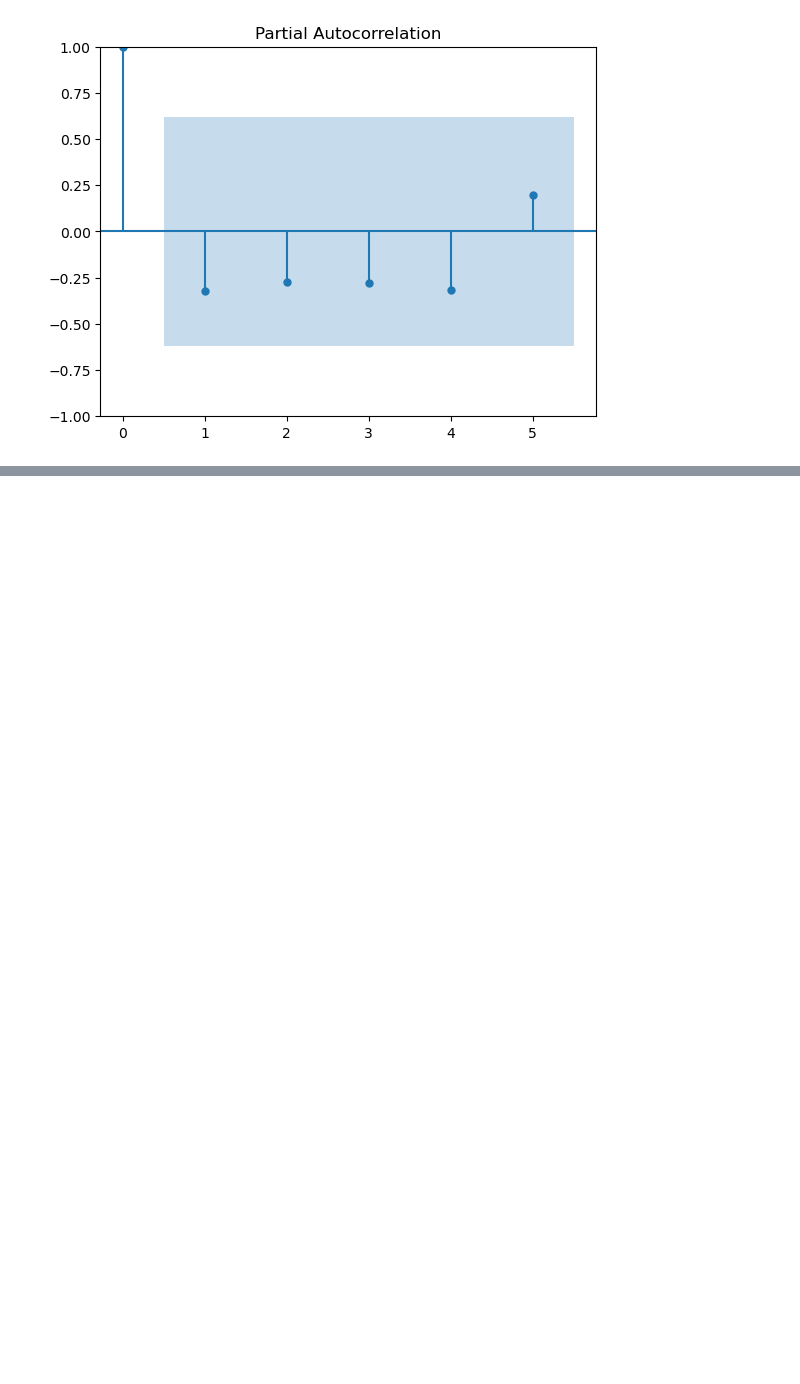
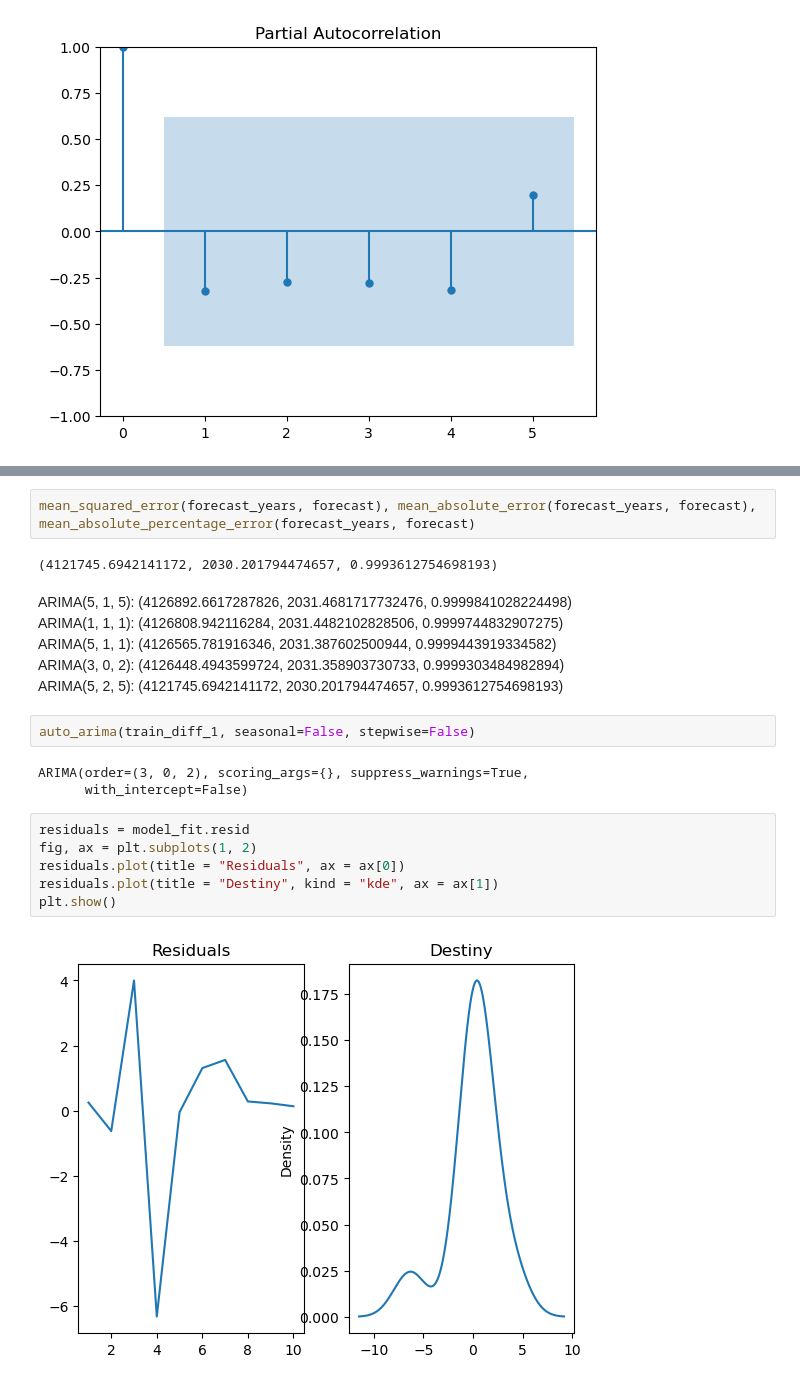
Before and after one commit to TDMinhNhat/Machine_Learning_Model_Example, a Jupyter notebook: model/arima/project_da02_3.ipynb, the cells around one changed output, grey strips where cells are left out. Drawn from its saved outputs; the diff is of its cells as text; blank space fills up the shorter version.

```diff
--- a/model/arima/project_da02_3.ipynb
+++ b/model/arima/project_da02_3.ipynb
@@ -164,0 +202,23 @@ plt.show()
+# %%
+mean_squared_error(forecast_years, forecast), mean_absolute_error(forecast_years, forecast), mean_absolute_percentage_error(forecast_years, forecast)
+# %% [output]
+(4121745.6942141172, 2030.201794474657, 0.9993612754698193)
+# %% [markdown]
+ARIMA(5, 1, 5): (4126892.6617287826, 2031.4681717732476, 0.9999841028224498) <br/>
+ARIMA(1, 1, 1): (4126808.942116284, 2031.4482102828506, 0.9999744832907275) <br/>
+ARIMA(5, 1, 1): (4126565.781916346, 2031.387602500944, 0.9999443919334582) <br/>
+ARIMA(3, 0, 2): (4126448.4943599724, 2031.358903730733, 0.9999303484982894) <br/>
+ARIMA(5, 2, 5): (4121745.6942141172, 2030.201794474657, 0.9993612754698193) <br/>
+# %%
+auto_arima(train_diff_1, seasonal=False, stepwise=False)
+# %% [output]
+ARIMA(order=(3, 0, 2), scoring_args={}, suppress_warnings=True,
+      with_intercept=False)
+# %%
+residuals = model_fit.resid
+fig, ax = plt.subplots(1, 2)
+residuals.plot(title = "Residuals", ax = ax[0])
+residuals.plot(title = "Destiny", kind = "kde", ax = ax[1])
+plt.show()
+# %% [output]
+[figure, added]
```
Also changed, not shown: parts of 7 cells of this notebook, 1 other file.
